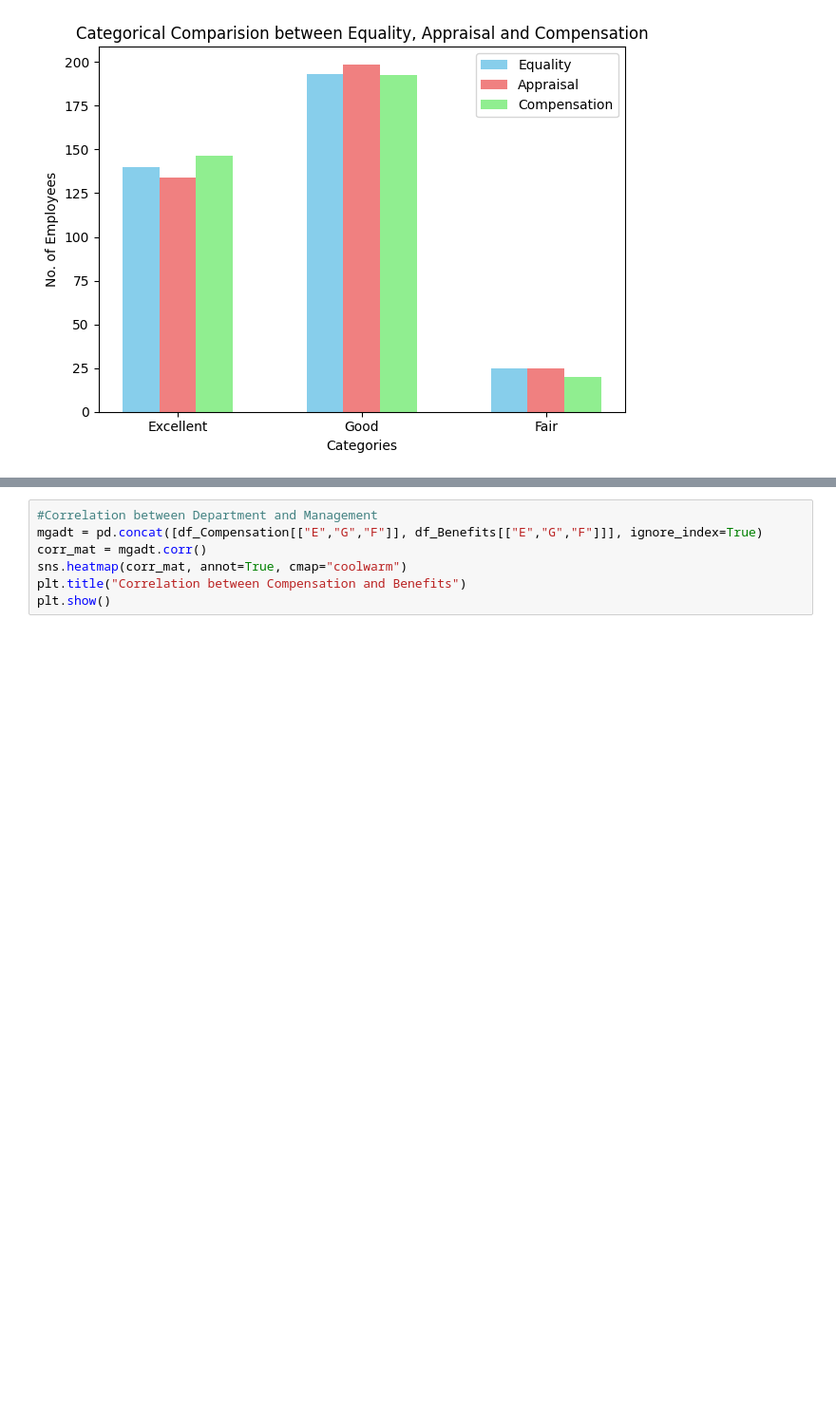
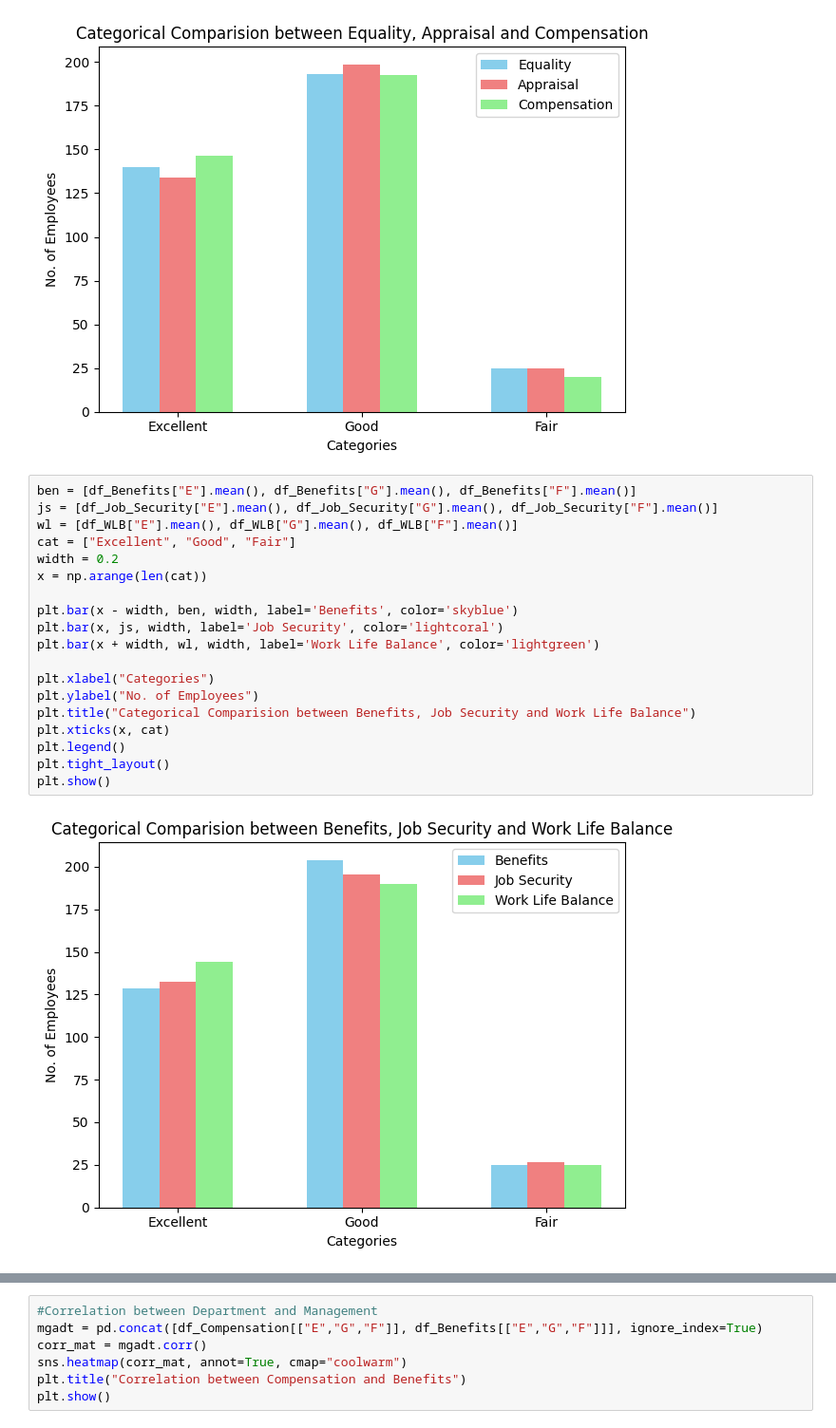
Before and after one commit to GuptajiRocks/data-science-sem4, a Jupyter notebook: Lectures/feb9-self/one.ipynb, the cells around one changed output, grey strips where cells are left out. Shown: that part at 95% size. Drawn from its saved outputs; the diff is of its cells as text; blank space fills up the shorter version.

```diff
--- a/Lectures/feb9-self/one.ipynb
+++ b/Lectures/feb9-self/one.ipynb
@@ -163,3 +163,24 @@ plt.tight_layout()
 plt.show()
 # %% [output]
 [figure]
+# %%
+ben = [df_Benefits["E"].mean(), df_Benefits["G"].mean(), df_Benefits["F"].mean()]
+js = [df_Job_Security["E"].mean(), df_Job_Security["G"].mean(), df_Job_Security["F"].mean()]
+wl = [df_WLB["E"].mean(), df_WLB["G"].mean(), df_WLB["F"].mean()]
+cat = ["Excellent", "Good", "Fair"]
+width = 0.2
+x = np.arange(len(cat))
+
+plt.bar(x - width, ben, width, label='Benefits', color='skyblue')
+plt.bar(x, js, width, label='Job Security', color='lightcoral')
+plt.bar(x + width, wl, width, label='Work Life Balance', color='lightgreen')
+
+plt.xlabel("Categories")
+plt.ylabel("No. of Employees")
+plt.title("Categorical Comparision between Benefits, Job Security and Work Life Balance")
+plt.xticks(x, cat)
+plt.legend()
+plt.tight_layout()
+plt.show()
+# %% [output]
+[figure, added]
```
Also changed, not shown: parts of 2 cells of this notebook.
